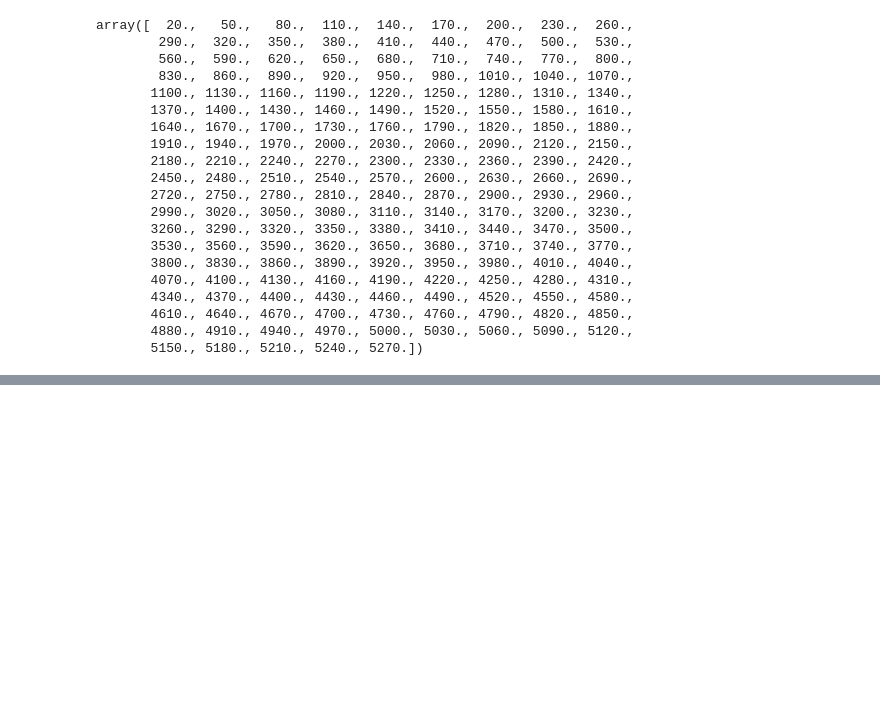
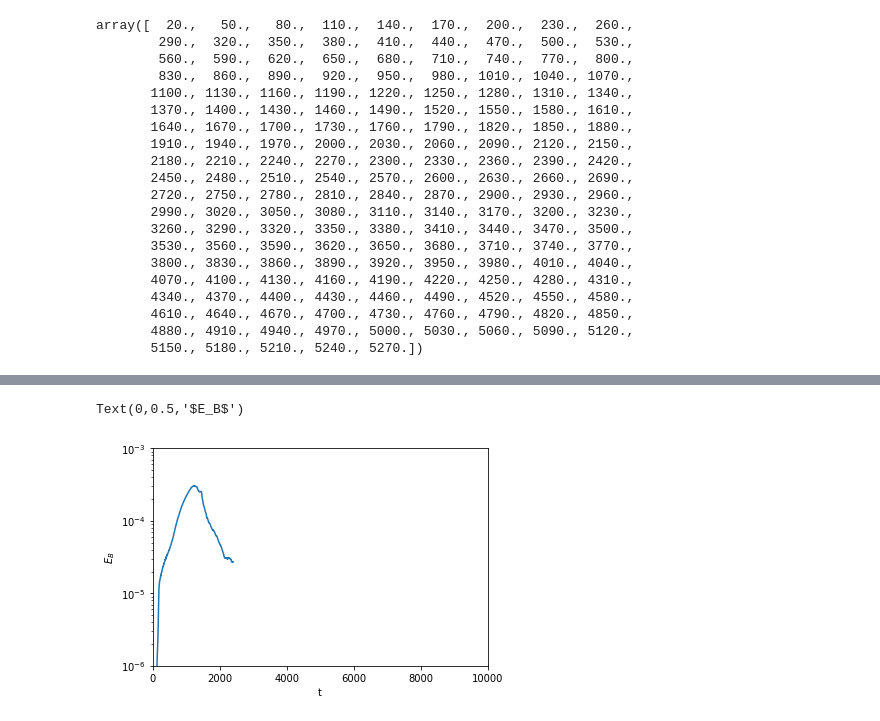
Before and after one commit to ratnania/mhd, a Jupyter notebook: 02_HybridModelling/10_Diagnostics.ipynb, the cells around one changed output, grey strips where cells are left out. Cells and saved outputs as stored; diff of their text form; code cells hidden in the pictures; blank space fills up the shorter version.

```diff
--- a/02_HybridModelling/10_Diagnostics.ipynb
+++ b/02_HybridModelling/10_Diagnostics.ipynb
@@ -102,0 +135,20 @@ plt.semilogy(tn, 1e-9*np.exp(2*gamma*tn), 'k--')
+# %%
+data = np.loadtxt('test_dipoleRel.txt')
+# %%
+tn = data[:, 5]
+en_E = data[:, 1]
+en_B = data[:, 2]
+en_C = data[:, 3]
+en_H = data[:, 4]
+
+Bx = data[:, 0]
+Lz = 327.7
+# %%
+plt.semilogy(tn, en_B/Lz)
+plt.xlim((0, 10000))
+plt.ylim((1e-6, 1e-3))
+plt.xlabel('t')
+plt.ylabel('$E_B$')
+# %% [output]
+Text(0,0.5,'$E_B$')
+[figure, added]
```
Also changed, not shown: parts of 28 cells of this notebook, 5 other files.
